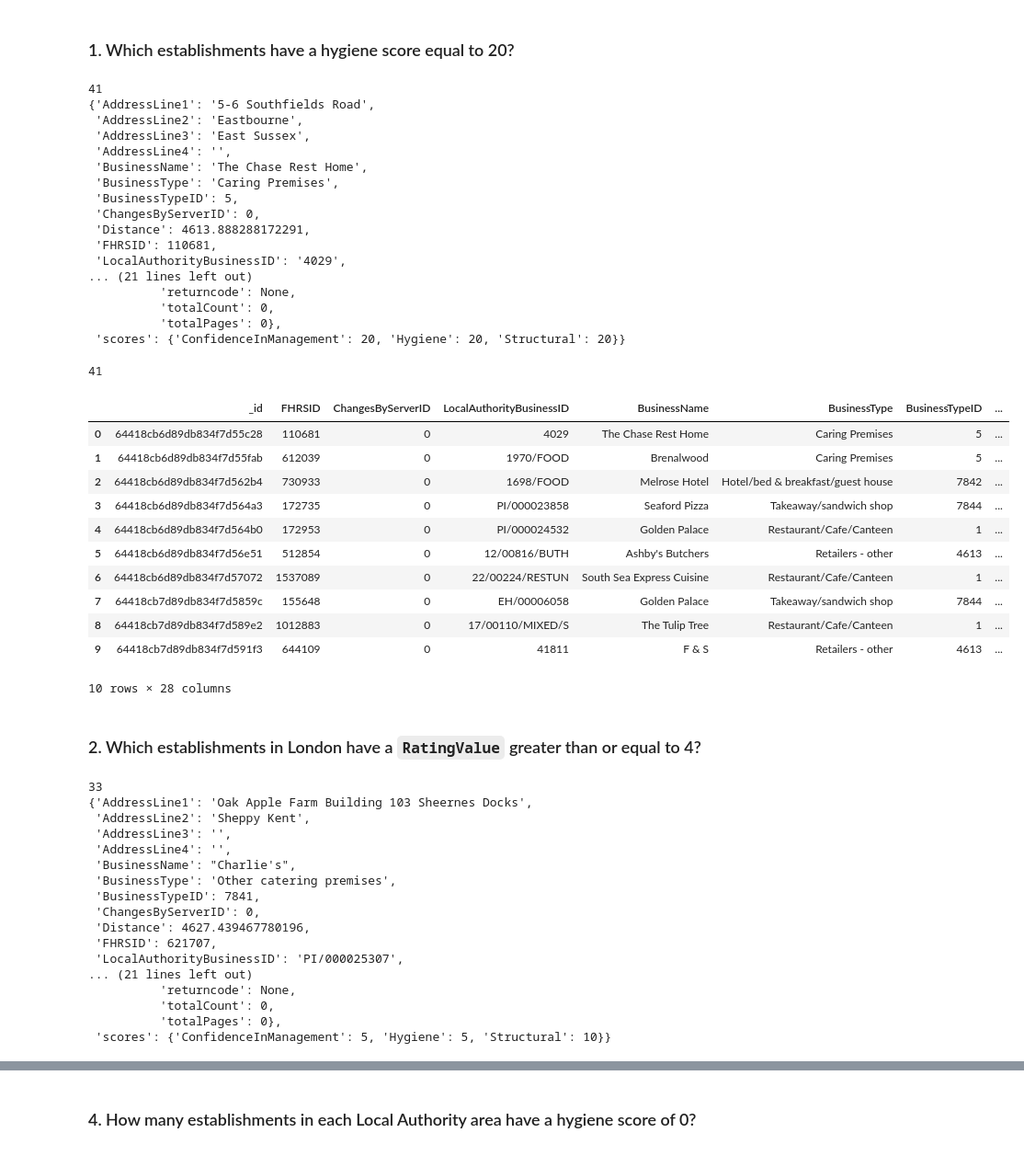
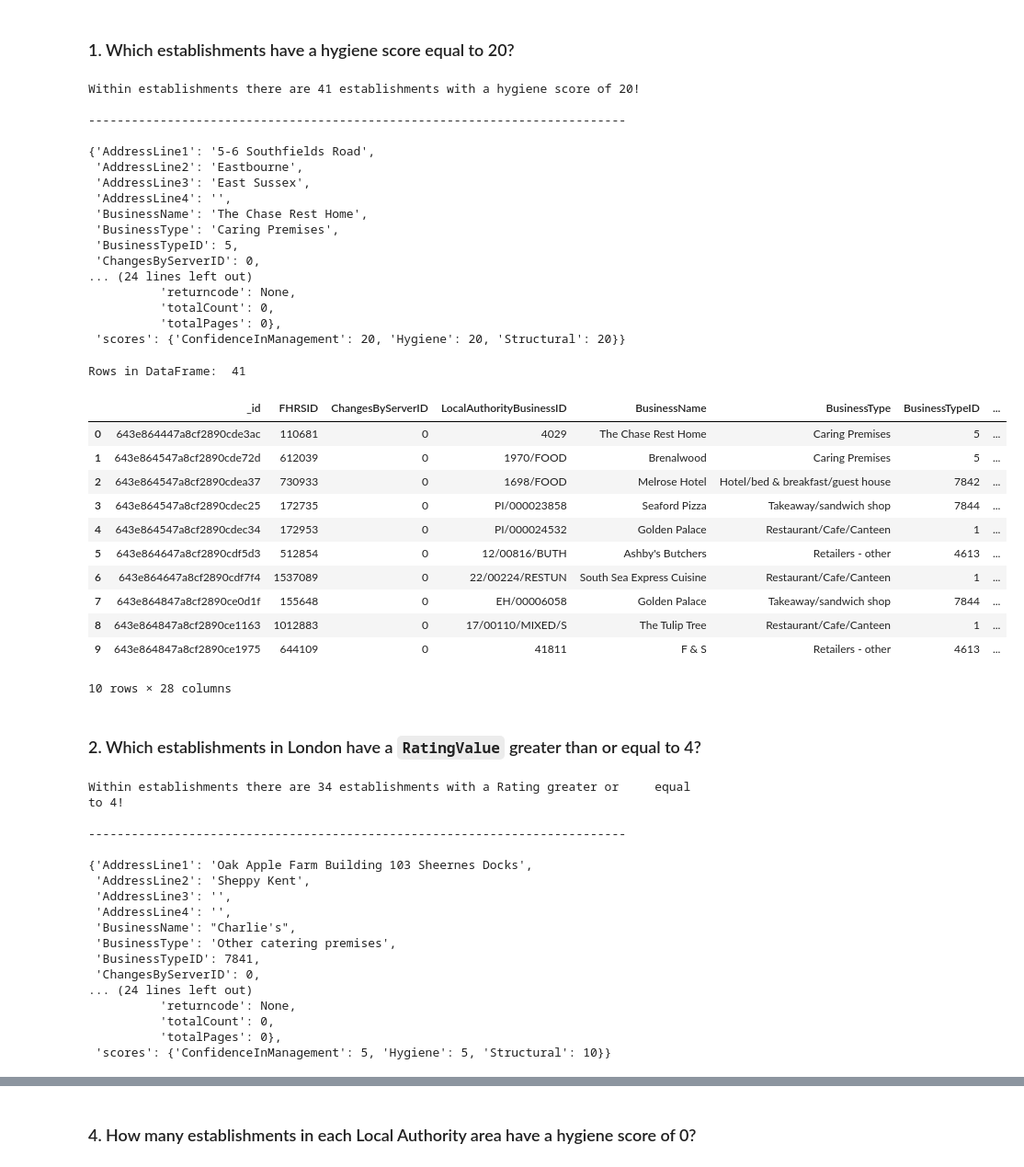
Before and after one commit to J1ahw/Nosql_challenge, a Jupyter notebook: NoSQL_analysis_starter.ipynb, the cells around one changed output, grey strips where cells are left out. Shown at 92% size. Saved outputs shown, nothing was run; the diff lists cells and outputs as text; code cells hidden in the pictures.

```diff
--- a/NoSQL_analysis_starter.ipynb
+++ b/NoSQL_analysis_starter.ipynb
@@ -37,16 +57,20 @@ Unless otherwise stated, for each question:
 # %% [markdown]
 ### 1. Which establishments have a hygiene score equal to 20?
 # %%
-# Find the establishments with a hygiene score of 20
-query1 ={"scores.Hygiene": 20}
+# Find the establishments with a hygiene score of 20 (within 'scores')
+query = {'scores.Hygiene': 20}
 
 # Use count_documents to display the number of documents in the result
-result = establishments.count_documents(query1)
-print(result)
+hygiene_20 = establishments.count_documents(query)
 # Display the first document in the results using pprint
-pprint(establishments.find_one(query1))
+print (f'Within establishments there are {hygiene_20} establishments with a hygiene score of 20!\n')
+print('-'*75 + '\n')
+pprint(establishments.find_one(query))
 # %% [output]
-41
+Within establishments there are 41 establishments with a hygiene score of 20!
+
+---------------------------------------------------------------------------
+
 {'AddressLine1': '5-6 Southfields Road',
  'AddressLine2': 'Eastbourne',
  'AddressLine3': 'East Sussex',
@@ -55,51 +79,52 @@ pprint(establishments.find_one(query1))
  'BusinessType': 'Caring Premises',
  'BusinessTypeID': 5,
  'ChangesByServerID': 0,
- 'Distance': 4613.888288172291,
- 'FHRSID': 110681,
- 'LocalAuthorityBusinessID': '4029',
-... (21 lines left out)
+... (24 lines left out)
           'returncode': None,
           'totalCount': 0,
           'totalPages': 0},
  'scores': {'ConfidenceInManagement': 20, 'Hygiene': 20, 'Structural': 20}}
 # %%
+query = {'scores.Hygiene': 20}
+results = establishments.find(query)
 # Convert the result to a Pandas DataFrame
-df = pd.DataFrame(establishments.find(query1))
+df = pd.DataFrame(results)
 # Display the number of rows in the DataFrame
-rows_count = len(df)
-print(rows_count)
+print("Rows in DataFrame: ", len(df))
 # Display the first 10 rows of the DataFrame
 df.head(10)
 # %% [output]
-41
+Rows in DataFrame:  41
 |  | _id | FHRSID | ChangesByServerID | LocalAuthorityBusinessID | BusinessName | BusinessType | BusinessTypeID | ... |
-| 0 | 64418cb6d89db834f7d55c28 | 110681 | 0 | 4029 | The Chase Rest Home | Caring Premises | 5 | ... |
-| 1 | 64418cb6d89db834f7d55fab | 612039 | 0 | 1970/FOOD | Brenalwood | Caring Premises | 5 | ... |
-| 2 | 64418cb6d89db834f7d562b4 | 730933 | 0 | 1698/FOOD | Melrose Hotel | Hotel/bed & breakfast/guest house | 7842 | ... |
-| 3 | 64418cb6d89db834f7d564a3 | 172735 | 0 | PI/000023858 | Seaford Pizza | Takeaway/sandwich shop | 7844 | ... |
-| 4 | 64418cb6d89db834f7d564b0 | 172953 | 0 | PI/000024532 | Golden Palace | Restaurant/Cafe/Canteen | 1 | ... |
-| 5 | 64418cb6d89db834f7d56e51 | 512854 | 0 | 12/00816/BUTH | Ashby's Butchers | Retailers - other | 4613 | ... |
-| 6 | 64418cb6d89db834f7d57072 | 1537089 | 0 | 22/00224/RESTUN | South Sea Express Cuisine | Restaurant/Cafe/Canteen | 1 | ... |
-| 7 | 64418cb7d89db834f7d5859c | 155648 | 0 | EH/00006058 | Golden Palace | Takeaway/sandwich shop | 7844 | ... |
-| 8 | 64418cb7d89db834f7d589e2 | 1012883 | 0 | 17/00110/MIXED/S | The Tulip Tree | Restaurant/Cafe/Canteen | 1 | ... |
-| 9 | 64418cb7d89db834f7d591f3 | 644109 | 0 | 41811 | F & S | Retailers - other | 4613 | ... |
+| 0 | 643e864447a8cf2890cde3ac | 110681 | 0 | 4029 | The Chase Rest Home | Caring Premises | 5 | ... |
+| 1 | 643e864547a8cf2890cde72d | 612039 | 0 | 1970/FOOD | Brenalwood | Caring Premises | 5 | ... |
+| 2 | 643e864547a8cf2890cdea37 | 730933 | 0 | 1698/FOOD | Melrose Hotel | Hotel/bed & breakfast/guest house | 7842 | ... |
+| 3 | 643e864547a8cf2890cdec25 | 172735 | 0 | PI/000023858 | Seaford Pizza | Takeaway/sandwich shop | 7844 | ... |
+| 4 | 643e864547a8cf2890cdec34 | 172953 | 0 | PI/000024532 | Golden Palace | Restaurant/Cafe/Canteen | 1 | ... |
+| 5 | 643e864647a8cf2890cdf5d3 | 512854 | 0 | 12/00816/BUTH | Ashby's Butchers | Retailers - other | 4613 | ... |
+| 6 | 643e864647a8cf2890cdf7f4 | 1537089 | 0 | 22/00224/RESTUN | South Sea Express Cuisine | Restaurant/Cafe/Canteen | 1 | ... |
+| 7 | 643e864847a8cf2890ce0d1f | 155648 | 0 | EH/00006058 | Golden Palace | Takeaway/sandwich shop | 7844 | ... |
+| 8 | 643e864847a8cf2890ce1163 | 1012883 | 0 | 17/00110/MIXED/S | The Tulip Tree | Restaurant/Cafe/Canteen | 1 | ... |
+| 9 | 643e864847a8cf2890ce1975 | 644109 | 0 | 41811 | F & S | Retailers - other | 4613 | ... |
 10 rows × 28 columns
 # %% [markdown]
 ### 2. Which establishments in London have a `RatingValue` greater than or equal to 4?
 # %%
 # Find the establishments with London as the Local Authority and has a RatingValue greater than or equal to 4.
-query2 = {"LocalAuthorityName": {'$regex':"London"},
-            "RatingValue":{'$gte': 4}}
+query_a = {'LocalAuthorityName': {'$regex': 'London'},\
+           'RatingValue': {'$gte': '4'}}
 
 # Use count_documents to display the number of documents in the result
-result2 = establishments.count_documents(query2)
-print(result)
-
+a = establishments.count_documents(query_a)
 # Display the first document in the results using pprint
-pprint(establishments.find_one(query2))
+print (f'Within establishments there are {a} establishments with a Rating greater or     equal to 4!\n')
+print('-'*75 + '\n')
+pprint(establishments.find_one(query_a))
 # %% [output]
-33
+Within establishments there are 34 establishments with a Rating greater or     equal to 4!
+
+---------------------------------------------------------------------------
+
 {'AddressLine1': 'Oak Apple Farm Building 103 Sheernes Docks',
  'AddressLine2': 'Sheppy Kent',
  'AddressLine3': '',
@@ -108,10 +133,7 @@ pprint(establishments.find_one(query2))
  'BusinessType': 'Other catering premises',
  'BusinessTypeID': 7841,
  'ChangesByServerID': 0,
- 'Distance': 4627.439467780196,
- 'FHRSID': 621707,
- 'LocalAuthorityBusinessID': 'PI/000025307',
-... (21 lines left out)
+... (24 lines left out)
           'returncode': None,
           'totalCount': 0,
           'totalPages': 0},
```
Also changed, not shown: parts of 11 cells of this notebook.
